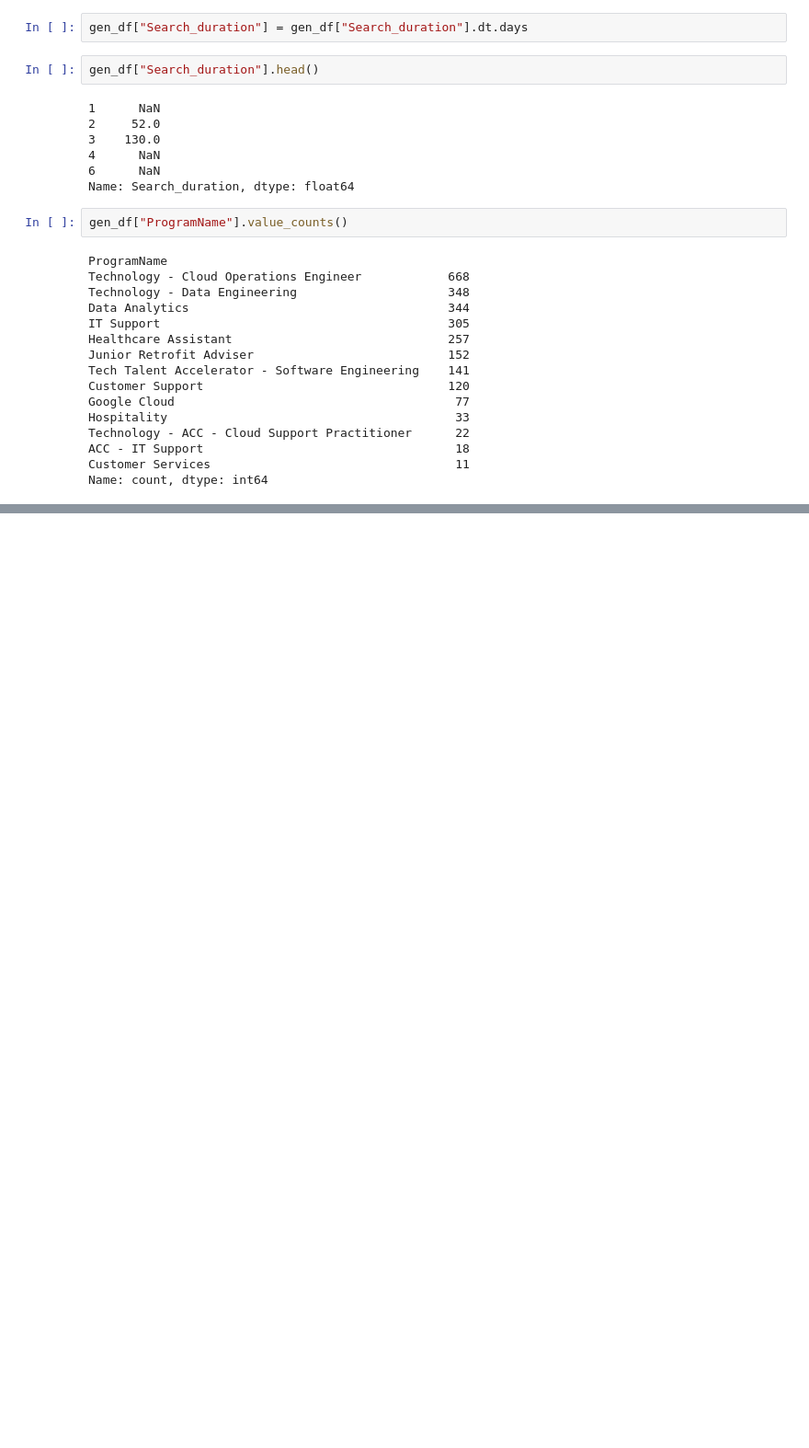
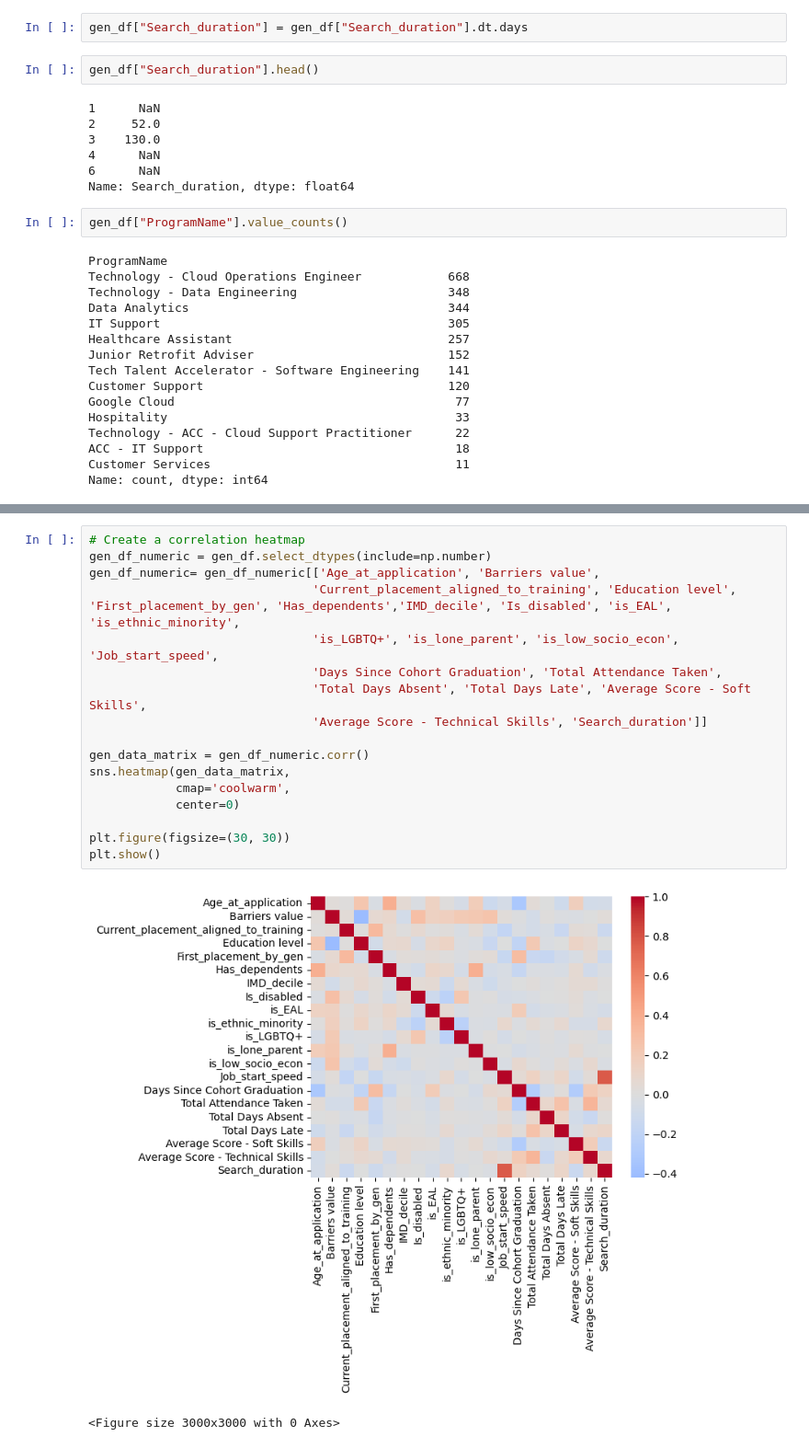
Before and after one commit to Meg-Guidry/Codeop_individul_project, a Jupyter notebook: initial_EDA.ipynb, the cells around one changed output, grey strips where cells are left out. Shown at 92% size. Saved outputs shown, nothing was run; the diff lists cells and outputs as text; blank space fills up the shorter version.

```diff
--- a/initial_EDA.ipynb
+++ b/initial_EDA.ipynb
@@ -701,0 +745,20 @@ def histplot_col(column=list(gen_df.columns)):
+# %%
+# Create a correlation heatmap
+gen_df_numeric = gen_df.select_dtypes(include=np.number)
+gen_df_numeric= gen_df_numeric[['Age_at_application', 'Barriers value',
+                               'Current_placement_aligned_to_training', 'Education level', 'First_placement_by_gen', 'Has_dependents','IMD_decile', 'Is_disabled', 'is_EAL', 'is_ethnic_minority',
+                               'is_LGBTQ+', 'is_lone_parent', 'is_low_socio_econ', 'Job_start_speed',
+                               'Days Since Cohort Graduation', 'Total Attendance Taken',
+                               'Total Days Absent', 'Total Days Late', 'Average Score - Soft Skills',
+                               'Average Score - Technical Skills', 'Search_duration']]
+
+gen_data_matrix = gen_df_numeric.corr()
+sns.heatmap(gen_data_matrix,
+            cmap='coolwarm',
+            center=0)
+
+plt.figure(figsize=(30, 30))
+plt.show()
+# %% [output]
+[figure, added]
+<Figure size 3000x3000 with 0 Axes>
```
Also changed, not shown: parts of 21 cells of this notebook, 1 other file.
